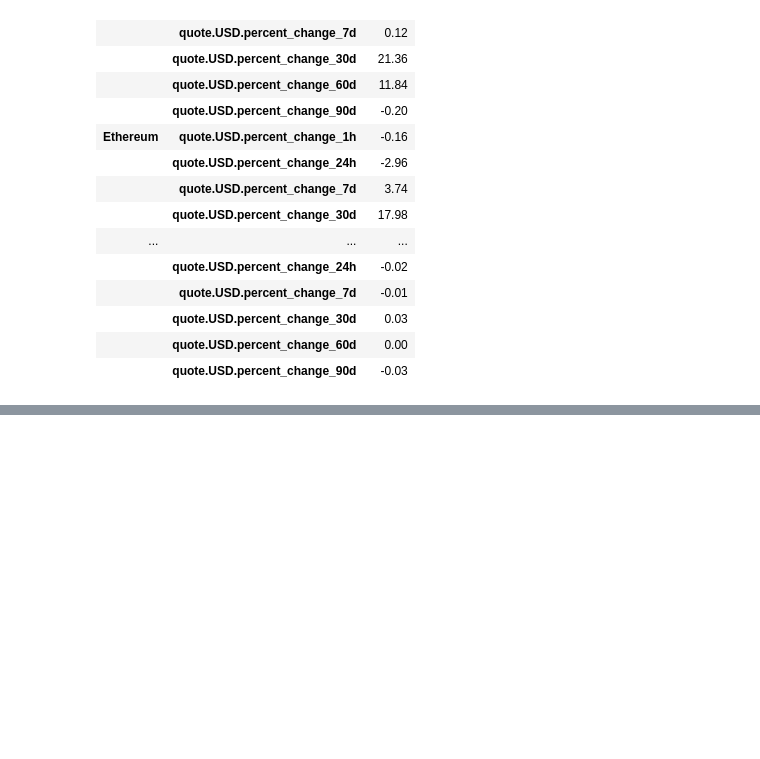
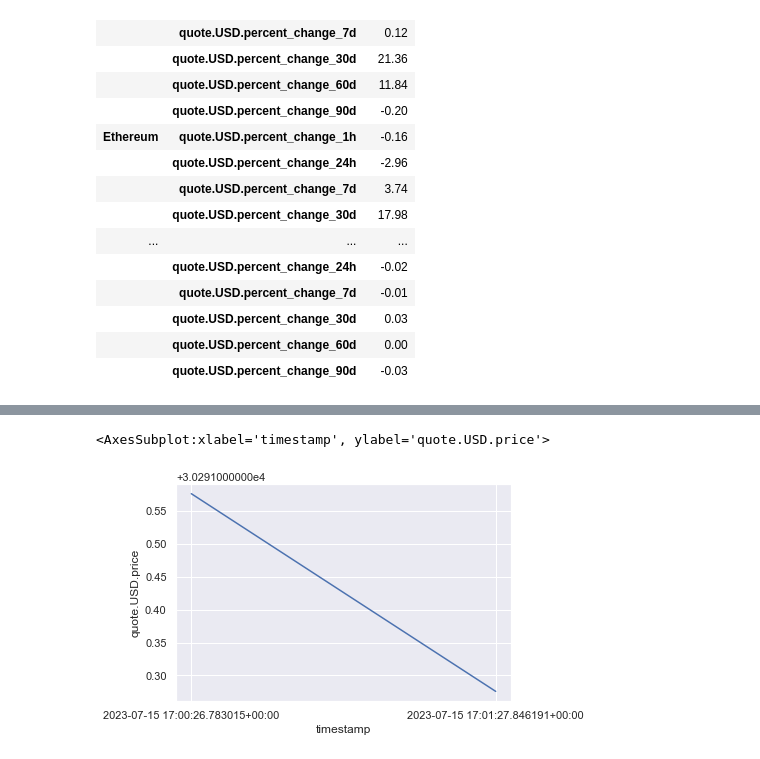
Before and after one commit to Prerit007/Crypto-API-Scrapper, a Jupyter notebook: Crypto.ipynb, the cells around one changed output, grey strips where cells are left out. Drawn from its saved outputs; the diff is of its cells as text; code cells hidden in the pictures; blank space fills up the shorter version.

```diff
--- a/Crypto.ipynb
+++ b/Crypto.ipynb
@@ -257,0 +276,6 @@ df6
+# %%
+sns.set_theme(style="darkgrid")
+sns.lineplot(x="timestamp", y="quote.USD.price", data=df7)
+# %% [output]
+<AxesSubplot:xlabel='timestamp', ylabel='quote.USD.price'>
+[figure, added]
```
Also changed, not shown: parts of 9 cells of this notebook.
